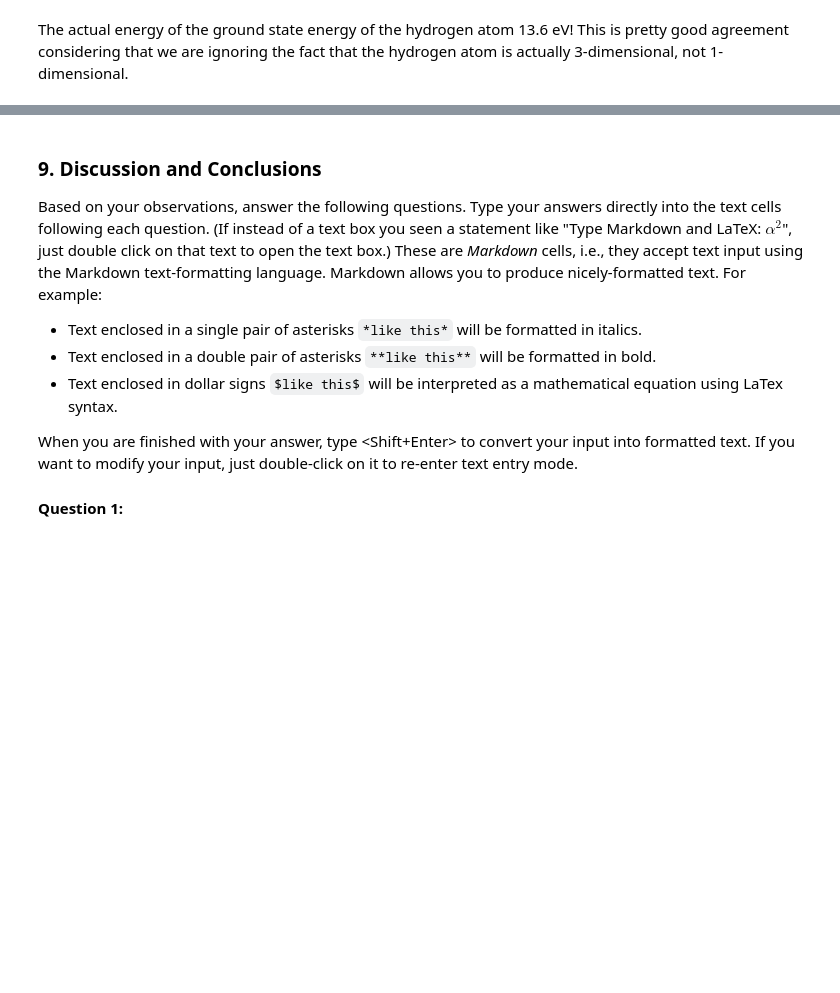
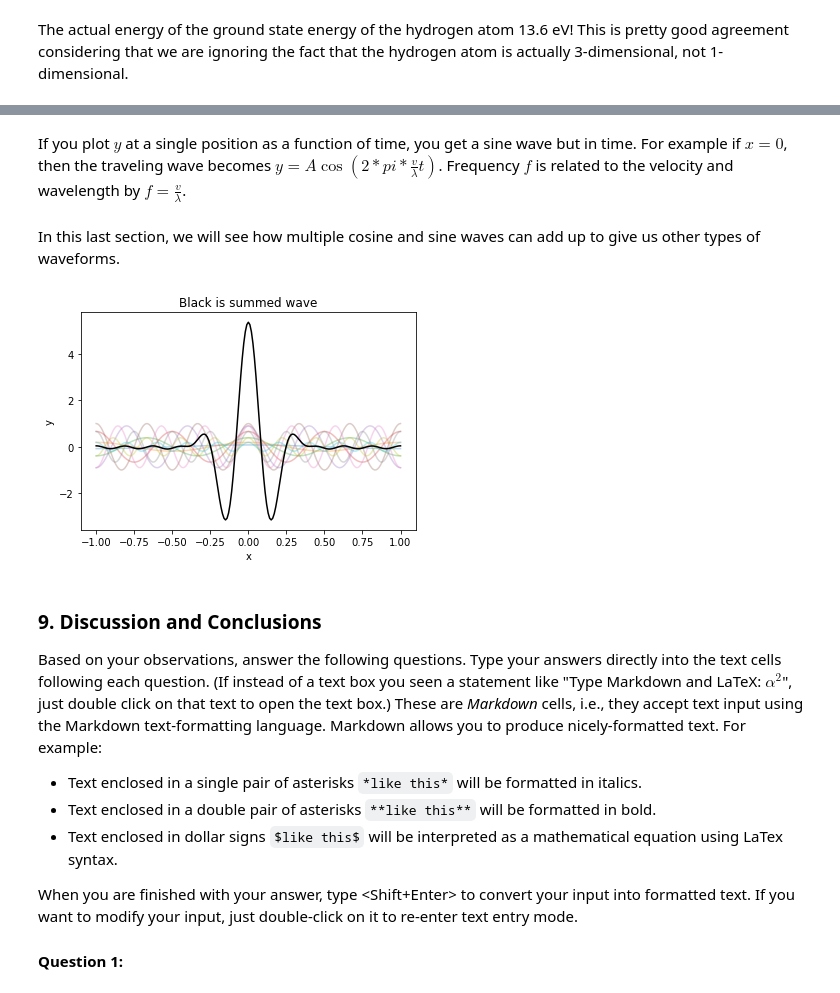
Before and after one commit to mreppert/CHM37401content, a Jupyter notebook: src/RandomWalk/random_walk_analysis.ipynb, the cells around one changed output, grey strips where cells are left out. Cells and saved outputs as stored; diff of their text form; code cells hidden in the pictures; blank space fills up the shorter version.

```diff
--- a/src/RandomWalk/random_walk_analysis.ipynb
+++ b/src/RandomWalk/random_walk_analysis.ipynb
@@ -154,3 +170,31 @@ interactive(children=(FloatSlider(value=0.0, description='m', max=2.0, min=-2.0)
+# %% [markdown]
+If you plot $y$ at a single position as a function of time, you get a sine wave but in time.  For example if $x=0$, then the traveling wave becomes $y = A \cos( 2*pi*\frac{v}{\lambda} t)$.  Frequency $f$ is related to the velocity and wavelength by $f = \frac{v}{\lambda}$.
+# %% [markdown]
+In this last section, we will see how multiple cosine and sine waves can add up to give us other types of waveforms.
+# %%
+x = np.linspace(-1,1,201)
+wl = 1 # fundamental wavelength
+
+# Define amplitudes for each harmonic
+A_list = np.array([1,0,0,0,0,0]) # only first harmonic
+A_list = np.array([1,1,1,1,1,1]) # 5 harmonics
+A_list = np.ones(40) # 10 harmonics
+A_list = [0.81, 0, .09, 0, .03, 0, 0.02, 0 , 0.1] # triangle wave
+A_list = [0.08, 0.19, 0.39, 0.66, 0.90, 1.00, 0.90, 0.66, 0.39, 0.19, 0.08] # wave-packet
+
+# Plot each waveform and the total waveform in black
+y_total = np.zeros(np.size(x))
+for n in range(1,np.size(A_list)):
+    y = A_list[n-1] * np.cos(np.pi*n/wl*x)
+    plt.plot(x,y,'-',alpha=0.3)
+    y_total = y + y_total
+plt.plot(x,y_total,"black")
+plt.xlabel('x')
+plt.ylabel('y')
+plt.title('Black is summed wave')
+plt.show()
+# %% [output]
+[figure, added]
 # %% [markdown]
 ### 9. Discussion and Conclusions
 
```
Also changed, not shown: parts of 4 cells of this notebook.
